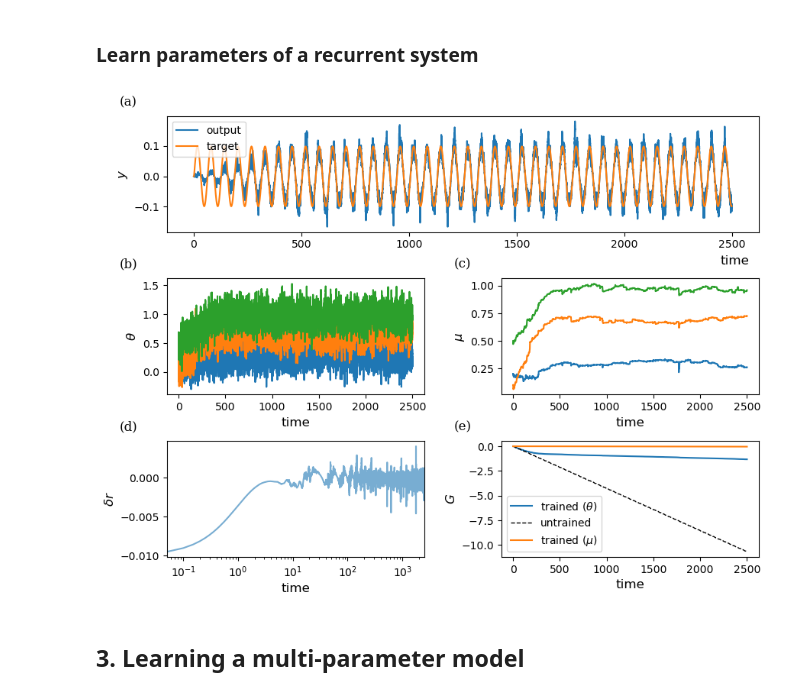
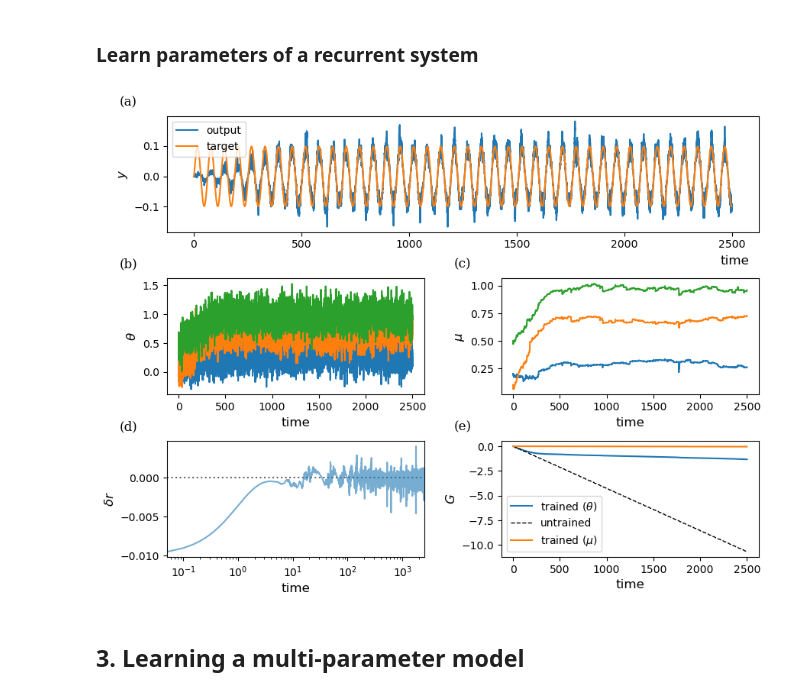
Before and after one commit to jesusgf96/OUA, a Jupyter notebook: OUA_reproducibility_notebook.ipynb, the cells around one changed output. Cells and saved outputs as stored; diff of their text form; code cells hidden in the pictures.

```diff
--- a/OUA_reproducibility_notebook.ipynb
+++ b/OUA_reproducibility_notebook.ipynb
@@ -704,38 +705,39 @@ ax2.text(0.0, 1.0, '(c)', transform=(
 
 # Plot RPE
 ax3 = fig.add_subplot(grid[2, 0])
+ax3.axhline(y=0, color='black', linestyle='dotted', alpha=alpha_level)
 ax3.set_xlim(ts[0], ts[-1])
 ax3.set_xlabel('time', rotation=0, fontsize=12)
 rpe = jax.vmap(lambda t, pred, target: reward_fun(pred, target, t))(ts, theta3 * z, thetas_gt[2] * z_gt) - ys[:, 0]
 ax3.semilogx(ts, rpe, lw=1.5, label=r'$\delta_r$', alpha=alpha_level)
 ax3.set_ylabel(r'$\delta r$', fontsize=12)
 ax3.set_xlabel('time', rotation=0, fontsize=12)
 ax3.text(0.0, 1.0, '(d)', transform=(
     ax3.transAxes + ScaledTranslation(-45/72, +7/72, fig.dpi_scale_trans)),
     fontsize='large', va='bottom', fontfamily='serif')
 
 
 # Plot cumulative reward
 ax4 = fig.add_subplot(grid[2, 1])
 ax4.plot(ts, gain, label=r"trained ($\theta$)") # Trained with theta
 ts, ysn = diffusive_learning_recurrent(net_structure, control_fun, reward_fun, y0, dt=0.05, t0=0, t1=t1, epsilon=0.0, lambd=0.0, sigma=0.0, eta=0.0, key=jr.PRNGKey(0)) # Non-trained
 ax4.set_ylabel(r'$G$', fontsize=12)
 ax4.set_xlabel('time', rotation=0, fontsize=12)
 ax4.plot(ts, ysn[:, -1],  'k--', lw=1, label='untrained')
 y0 = jnp.array([rbar0, z0, z_gt0, mu1[-1], mu1[-1], mu2[-1], mu2[-1], mu3[-1], mu3[-1], 0.0])
 ts, ysm = diffusive_learning_recurrent(net_structure, control_fun, reward_fun, y0, dt=0.05, t0=0, t1=t1, epsilon=0.0, lambd=0.0, sigma=0.0, eta=0.0, key=jr.PRNGKey(0)) # Mus = thethas
 ax4.plot(ts, ysm[:, -1], label=r"trained ($\mu$)") # Trained with theta
 ax4.text(0.0, 1.0, '(e)', transform=(
     ax4.transAxes + ScaledTranslation(-45/72, +7/72, fig.dpi_scale_trans)),
     fontsize='large', va='bottom', fontfamily='serif')
 ax4.legend()
 
 
 # Final stuff
 plt.tight_layout()
 plt.savefig(media+'1D_recurrent.pdf', format='pdf')
 # %% [output]
-[figure, old version]
+[figure, new version]
 # %% [markdown]
 ## 3. Learning a multi-parameter model
 # %% [markdown]
```
Also changed, not shown: parts of 3 cells of this notebook.
